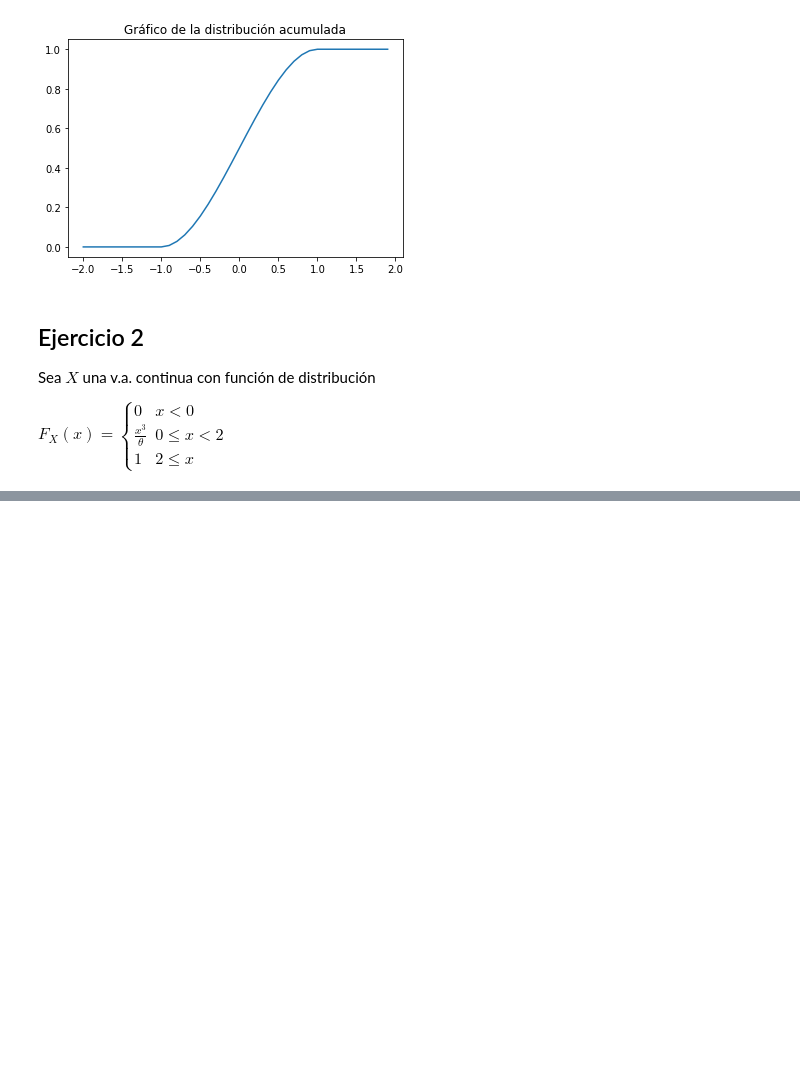
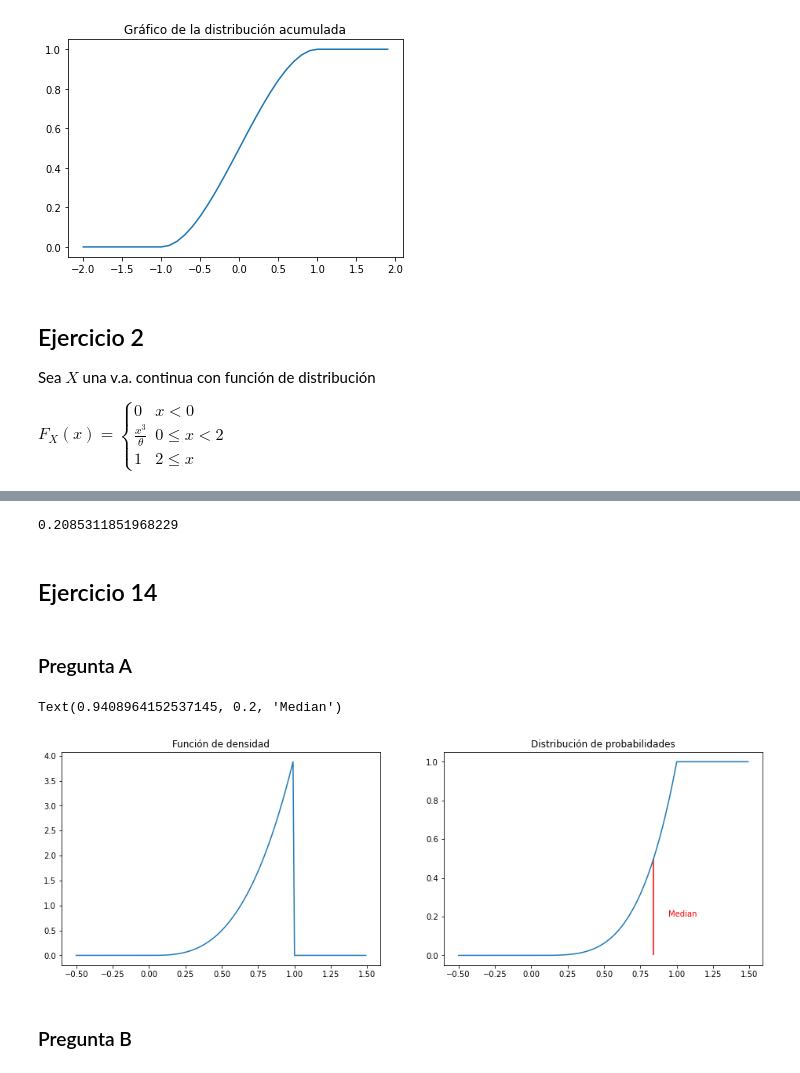
Before and after one commit to yagopajarino/uba-probayestadistica, a Jupyter notebook: Soluciones/Práctica 3.ipynb, the cells around one changed output, grey strips where cells are left out. Drawn from its saved outputs; the diff is of its cells as text; code cells hidden in the pictures; blank space fills up the shorter version.

```diff
--- a/Soluciones/Práctica 3.ipynb
+++ b/Soluciones/Práctica 3.ipynb
@@ -116,0 +323,6 @@ Hay que usar Barrow en la función del medio, igualda a 1 y despejar $\theta$
+# %%
+def f(x):
+    if (0<=x<=10):
+        return 1/50 * x
+    else:
+        return 0
@@ -116,0 +395,56 @@ Hay que usar Barrow en la función del medio, igualda a 1 y despejar $\theta$
+# %%
+(1-n1.cdf(2.1)) * p1 / A
+# %% [output]
+0.2085311851968229
+# %% [markdown]
+## Ejercicio 14
+# %%
+def f(x):
+    if (0 < x < 1):
+        return 4*(x**3)
+    else:
+        return 0
+# %%
+def F(x):
+    if x < 0:
+        return 0
+    elif x > 1:
+        return 1
+    else:
+        return x**4
+# %% [markdown]
+### Pregunta A
+# %%
+fig, (ax1, ax2) = plt.subplots(1,2, figsize=(16,5))
+
+# Plot de f(x)
+n = -0.5
+xs = []
+ys = []
+while n <= 1.5:
+    xs.append(n)
+    ys.append(f(n))
+    n += 0.01
+
+ax1.plot(xs, ys)
+ax1.set_title("Función de densidad")
+
+# Plot de F(x)
+n = -0.5
+xs = []
+ys = []
+while n <= 1.5:
+    xs.append(n)
+    ys.append(F(n))
+    n += 0.01
+
+ax2.plot(xs, ys)
+ax2.set_title("Distribución de probabilidades")
+median = 0.5**(1/4)
+ax2.vlines(median, 0, F(median),color="red")
+ax2.text(median + 0.1, 0.2, "Median", color="red")
+# %% [output]
+Text(0.9408964152537145, 0.2, 'Median')
+[figure, added]
+# %% [markdown]
+### Pregunta B
```
Also changed, not shown: parts of 77 cells of this notebook, 13 other files.
